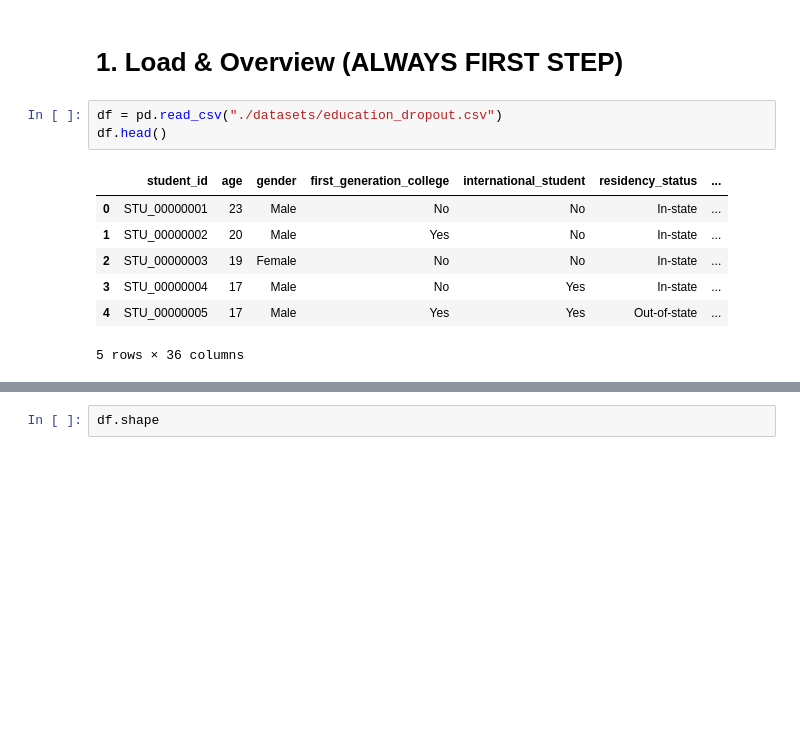
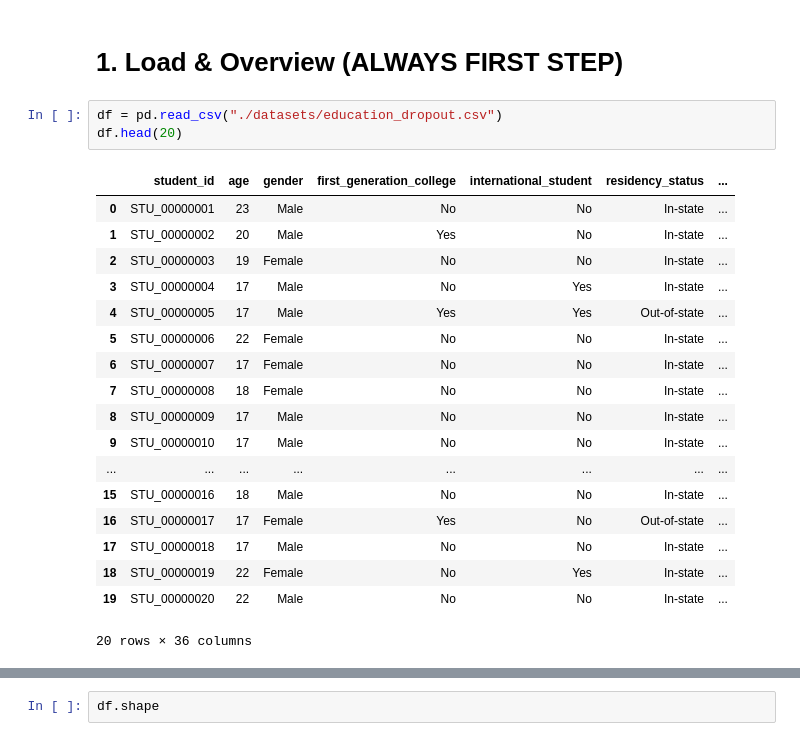
Before and after one commit to RaturiAR7/datascience_handson, a Jupyter notebook: INT_172_AnshulRaturi.ipynb, the cells around one changed output, grey strips where cells are left out. Saved outputs shown, nothing was run; the diff lists cells and outputs as text; blank space fills up the shorter version.

```diff
--- a/INT_172_AnshulRaturi.ipynb
+++ b/INT_172_AnshulRaturi.ipynb
@@ -11,12 +11,23 @@ plt.rcParams['figure.figsize'] = (6, 6)
 # 1. Load & Overview (ALWAYS FIRST STEP)
 # %%
 df = pd.read_csv("./datasets/education_dropout.csv")
-df.head()
+df.head(20)
 # %% [output]
 |  | student_id | age | gender | first_generation_college | international_student | residency_status | ... |
 | 0 | STU_00000001 | 23 | Male | No | No | In-state | ... |
 | 1 | STU_00000002 | 20 | Male | Yes | No | In-state | ... |
 | 2 | STU_00000003 | 19 | Female | No | No | In-state | ... |
 | 3 | STU_00000004 | 17 | Male | No | Yes | In-state | ... |
 | 4 | STU_00000005 | 17 | Male | Yes | Yes | Out-of-state | ... |
+| 5 | STU_00000006 | 22 | Female | No | No | In-state | ... |
+| 6 | STU_00000007 | 17 | Female | No | No | In-state | ... |
+| 7 | STU_00000008 | 18 | Female | No | No | In-state | ... |
+| 8 | STU_00000009 | 17 | Male | No | No | In-state | ... |
+| 9 | STU_00000010 | 17 | Male | No | No | In-state | ... |
+| ... | ... | ... | ... | ... | ... | ... | ... |
+| 15 | STU_00000016 | 18 | Male | No | No | In-state | ... |
+| 16 | STU_00000017 | 17 | Female | Yes | No | Out-of-state | ... |
+| 17 | STU_00000018 | 17 | Male | No | No | In-state | ... |
+| 18 | STU_00000019 | 22 | Female | No | Yes | In-state | ... |
+| 19 | STU_00000020 | 22 | Male | No | No | In-state | ... |
-5 rows × 36 columns
+20 rows × 36 columns
```
Also changed, not shown: parts of 29 cells of this notebook, 1 other file.
